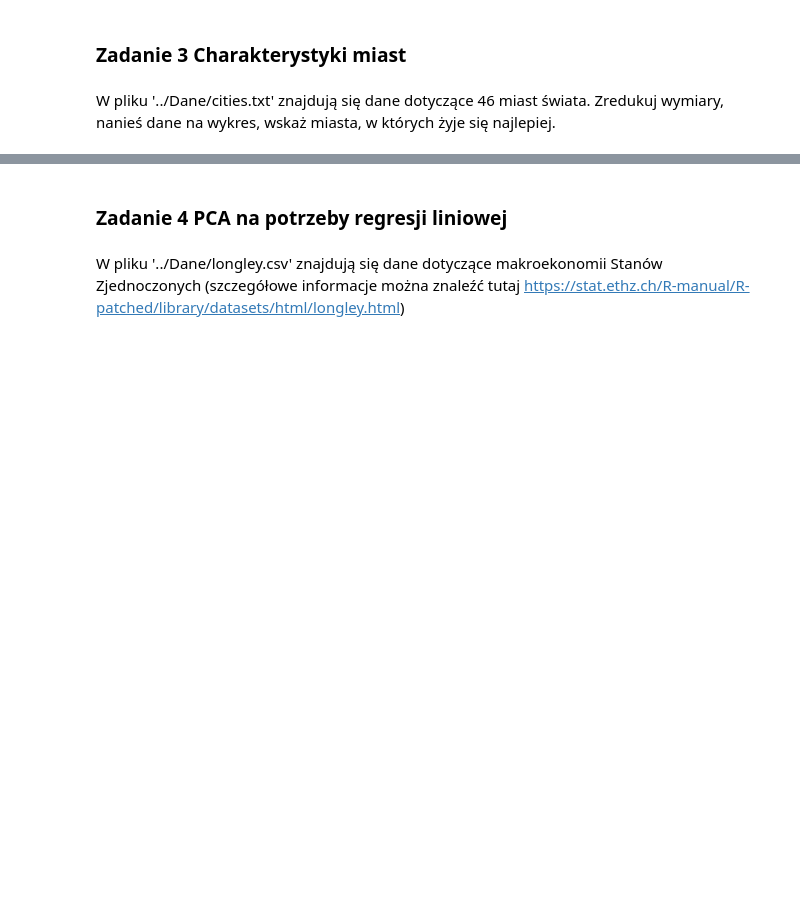
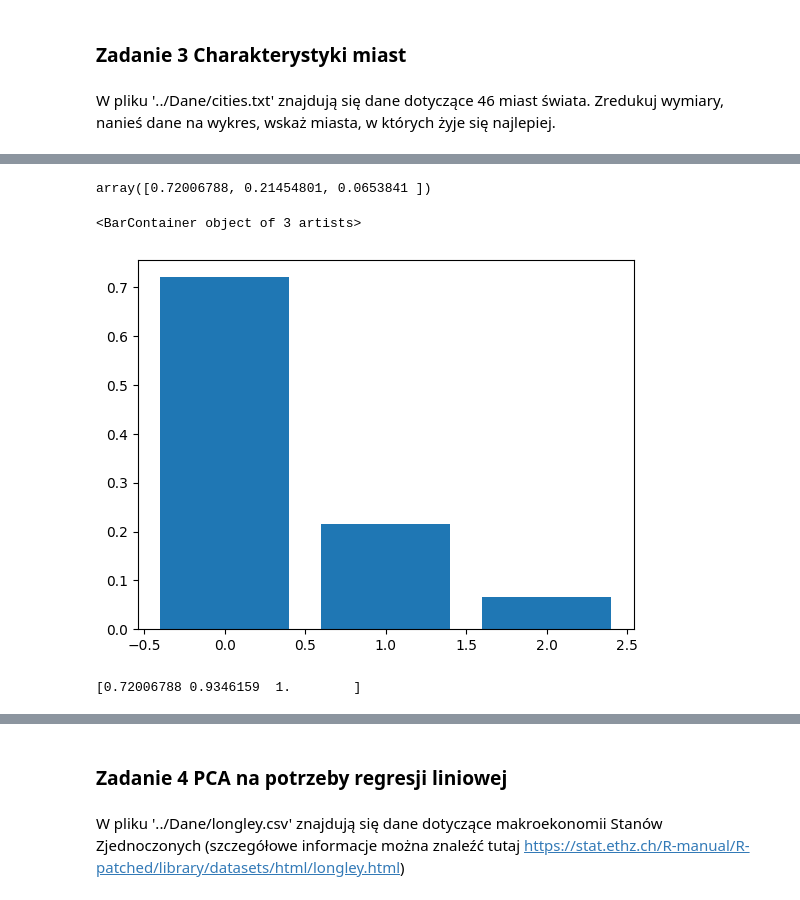
Before and after one commit to jgrynczewski/250223-redukcja-i-nlp, a Jupyter notebook: notatki/material.ipynb, the cells around one changed output, grey strips where cells are left out. Saved outputs shown, nothing was run; the diff lists cells and outputs as text; code cells hidden in the pictures; blank space fills up the shorter version.

```diff
--- a/notatki/material.ipynb
+++ b/notatki/material.ipynb
@@ -424,3 +487,8 @@ W pliku '../Dane/food.txt' znajdują się dane dotyczące zwyczajów żywieniowy
 ### Zadanie 3 Charakterystyki miast
 # %% [markdown]
 W pliku '../Dane/cities.txt' znajdują się dane dotyczące 46 miast świata. Zredukuj wymiary, nanieś dane na wykres, wskaż miasta, w których żyje się najlepiej.
+# %%
+import pandas as pd
+
+df = pd.read_csv('../Dane/cities.txt', delimiter='\t+')
+df
@@ -426,0 +513,3 @@ W pliku '../Dane/cities.txt' znajdują się dane dotyczące 46 miast świata. Zr
+# %%
+x = df.loc[:, ['Work', 'Price', 'Salary']].values
+x
@@ -426,0 +555,6 @@ W pliku '../Dane/cities.txt' znajdują się dane dotyczące 46 miast świata. Zr
+# %%
+from sklearn.preprocessing import StandardScaler
+
+x = StandardScaler().fit_transform(x)
+x = pd.DataFrame(x)
+x
@@ -426,0 +579,6 @@ W pliku '../Dane/cities.txt' znajdują się dane dotyczące 46 miast świata. Zr
+# %%
+pca = PCA()
+
+x_pca = pca.fit_transform(x)
+x_pca = pd.DataFrame(x_pca)
+x.head()
@@ -426,0 +592,13 @@ W pliku '../Dane/cities.txt' znajdują się dane dotyczące 46 miast świata. Zr
+# %%
+pca.explained_variance_ratio_
+# %% [output]
+array([0.72006788, 0.21454801, 0.0653841 ])
+# %%
+plt.bar(range(pca.n_components_), pca.explained_variance_ratio_)
+# %% [output]
+<BarContainer object of 3 artists>
+[figure, added]
+# %%
+print(np.cumsum(pca.explained_variance_ratio_))
+# %% [output]
+[0.72006788 0.9346159  1.        ]
```
Also changed, not shown: parts of 33 cells of this notebook, 10 other files.
